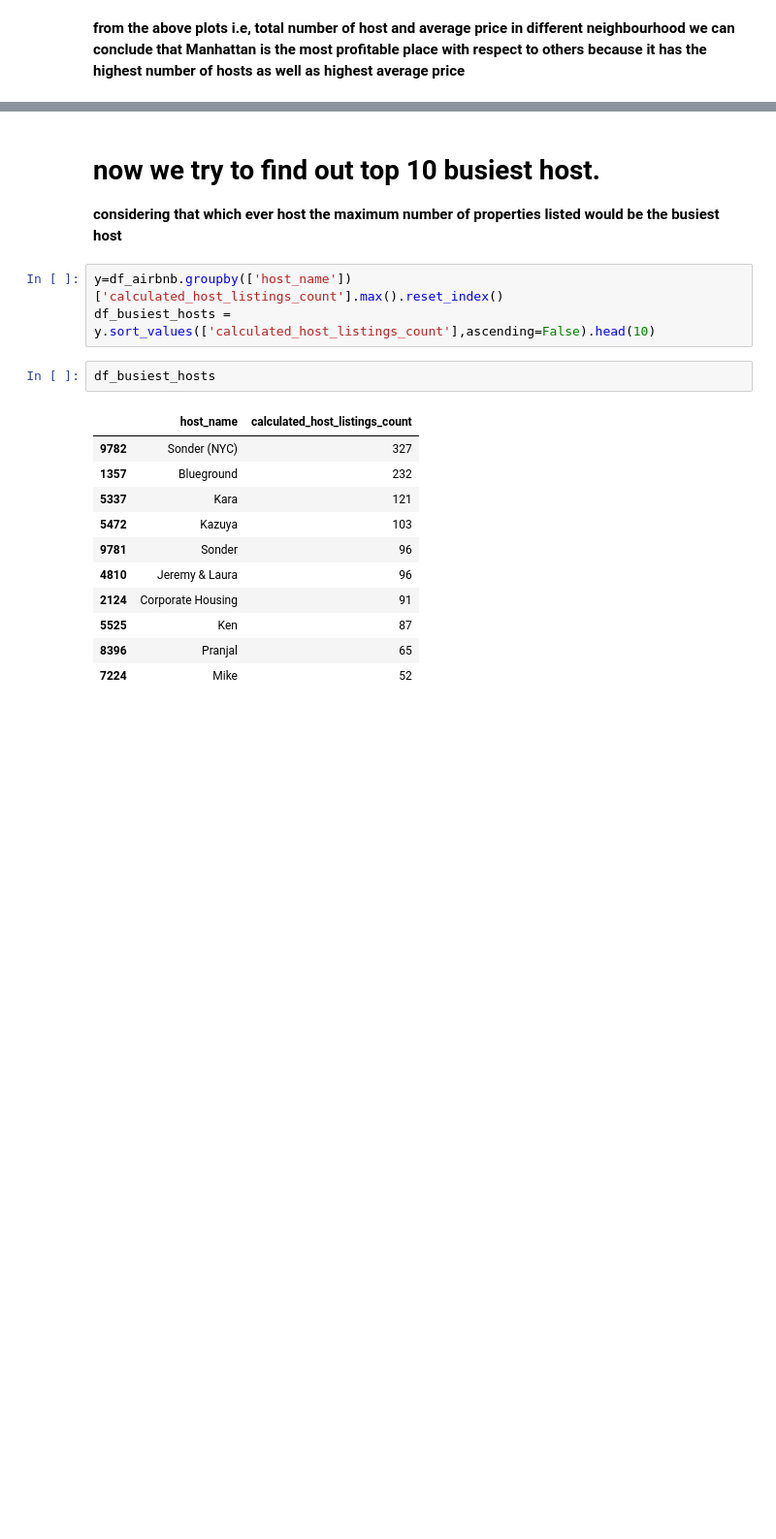
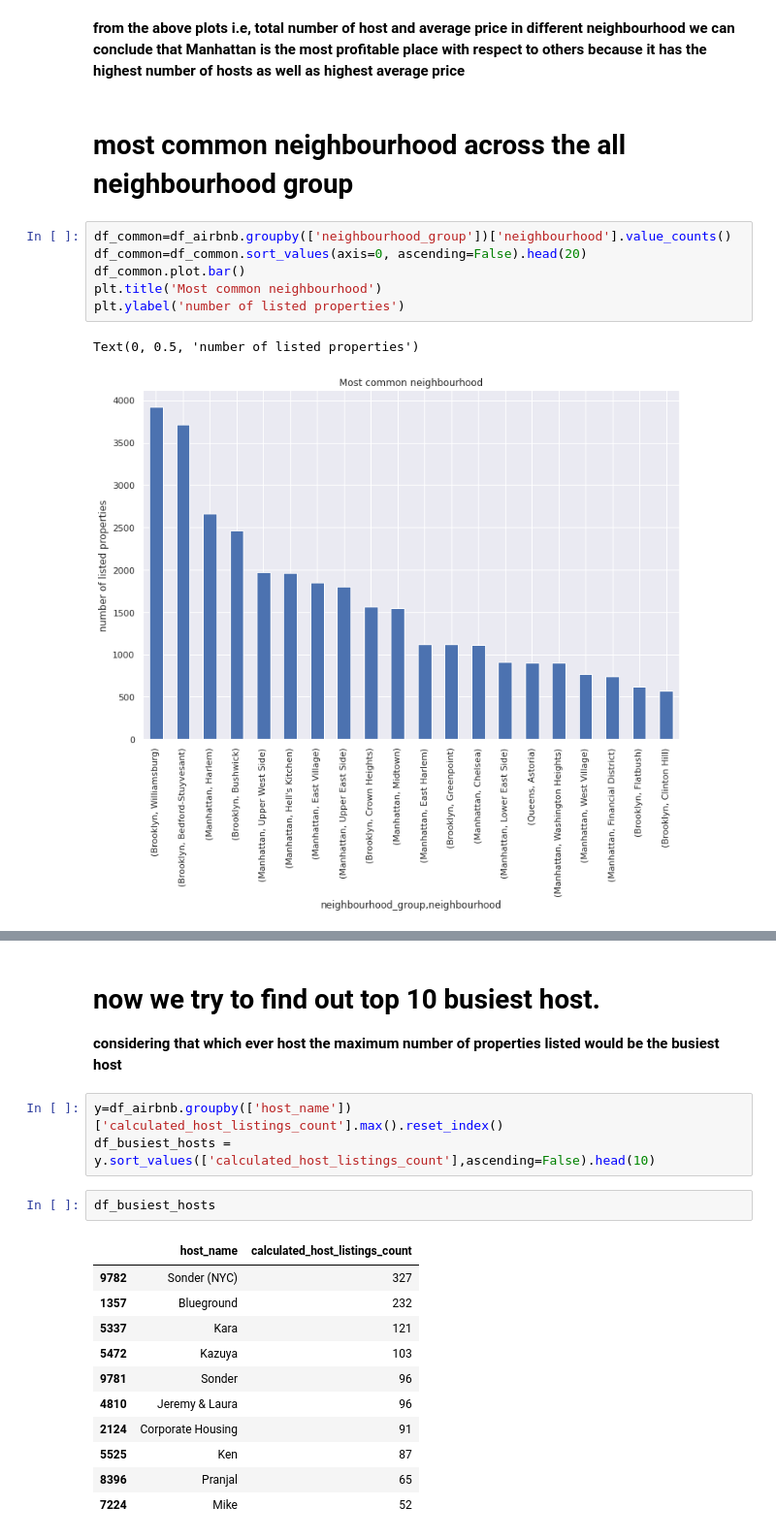
Before and after one commit to avanish04/EDA-on-airbnb, a Jupyter notebook: Copy_of_Airbnb_Bookings_Analysis_Capstone_Project.ipynb, the cells around one changed output, grey strips where cells are left out. Shown at 97% size. Saved outputs shown, nothing was run; the diff lists cells and outputs as text; blank space fills up the shorter version.

```diff
--- a/Copy_of_Airbnb_Bookings_Analysis_Capstone_Project.ipynb
+++ b/Copy_of_Airbnb_Bookings_Analysis_Capstone_Project.ipynb
@@ -345,2 +345,13 @@ Text(0.5, 0, 'different_neighbourhood group')
 # %% [markdown]
 **from the above  plots i.e, total number of host and average price in different neighbourhood we can conclude that Manhattan is the most profitable place with respect to others because it has the highest number of hosts as well as highest average price**
+# %% [markdown]
+# most common neighbourhood across the all neighbourhood group
+# %%
+df_common=df_airbnb.groupby(['neighbourhood_group'])['neighbourhood'].value_counts()
+df_common=df_common.sort_values(axis=0, ascending=False).head(20)
+df_common.plot.bar()
+plt.title('Most common neighbourhood')
+plt.ylabel('number of listed properties')
+# %% [output]
+Text(0, 0.5, 'number of listed properties')
+[figure, added]
```
Also changed, not shown: parts of 22 cells of this notebook.
